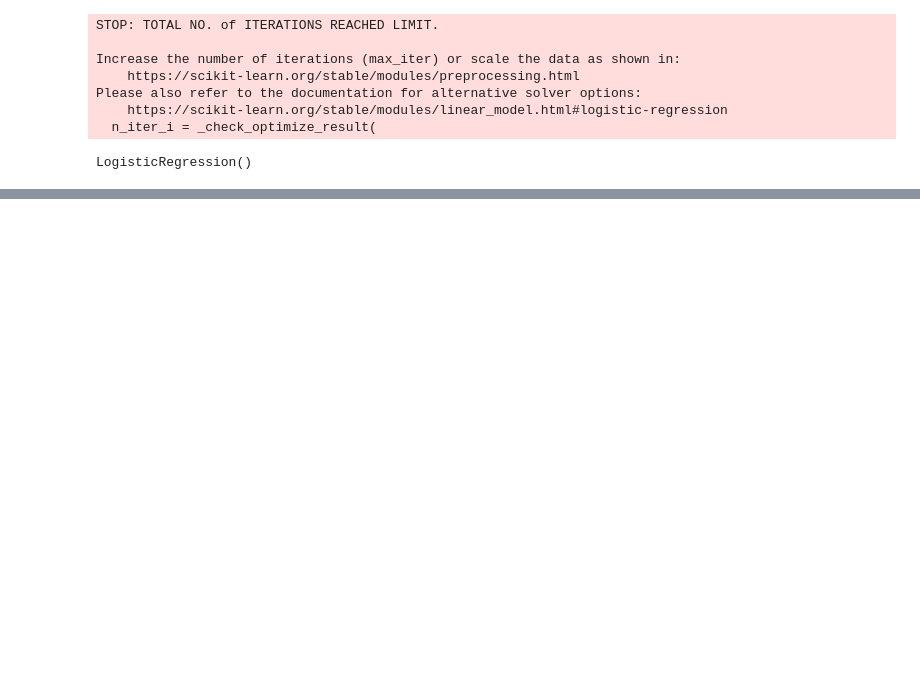
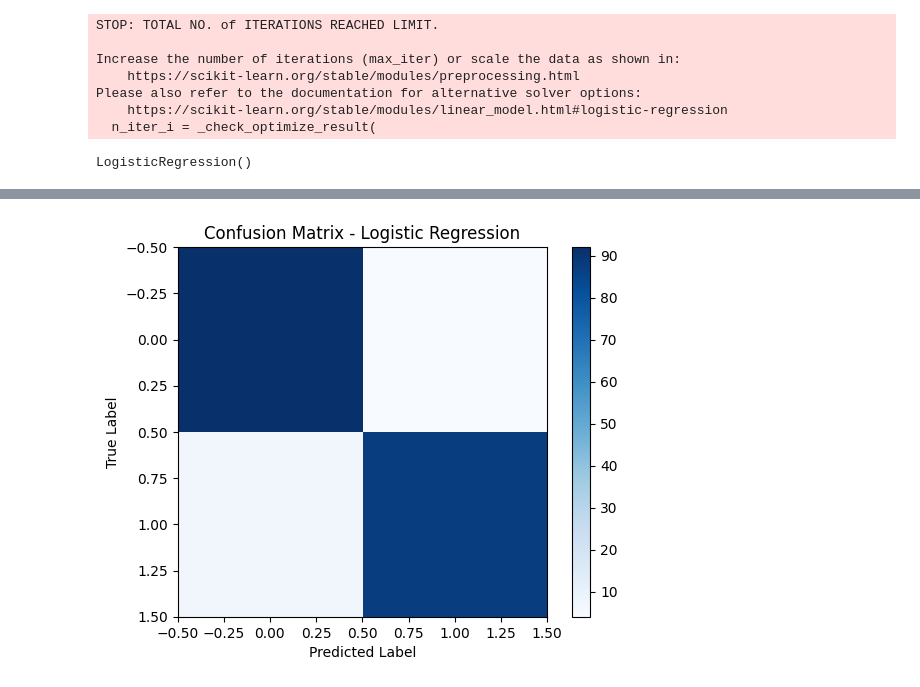
Before and after one commit to abrehamashebir/GO2COD_DS_02, a Jupyter notebook: notebook/credit_card_fraud_detection.ipynb, the cells around one changed output, grey strips where cells are left out. Cells and saved outputs as stored; diff of their text form; code cells hidden in the pictures; blank space fills up the shorter version.

Commit message:
Visualizing model performance

```diff
--- a/notebook/credit_card_fraud_detection.ipynb
+++ b/notebook/credit_card_fraud_detection.ipynb
@@ -243,0 +245,9 @@ ac
+# %%
+plt.imshow(cm, interpolation='nearest', cmap=plt.cm.Blues)
+plt.title('Confusion Matrix - Logistic Regression')
+plt.colorbar()
+plt.xlabel('Predicted Label')
+plt.ylabel('True Label')
+plt.show()
+# %% [output]
+[figure, added]
```
Also changed, not shown: parts of 12 cells of this notebook.
